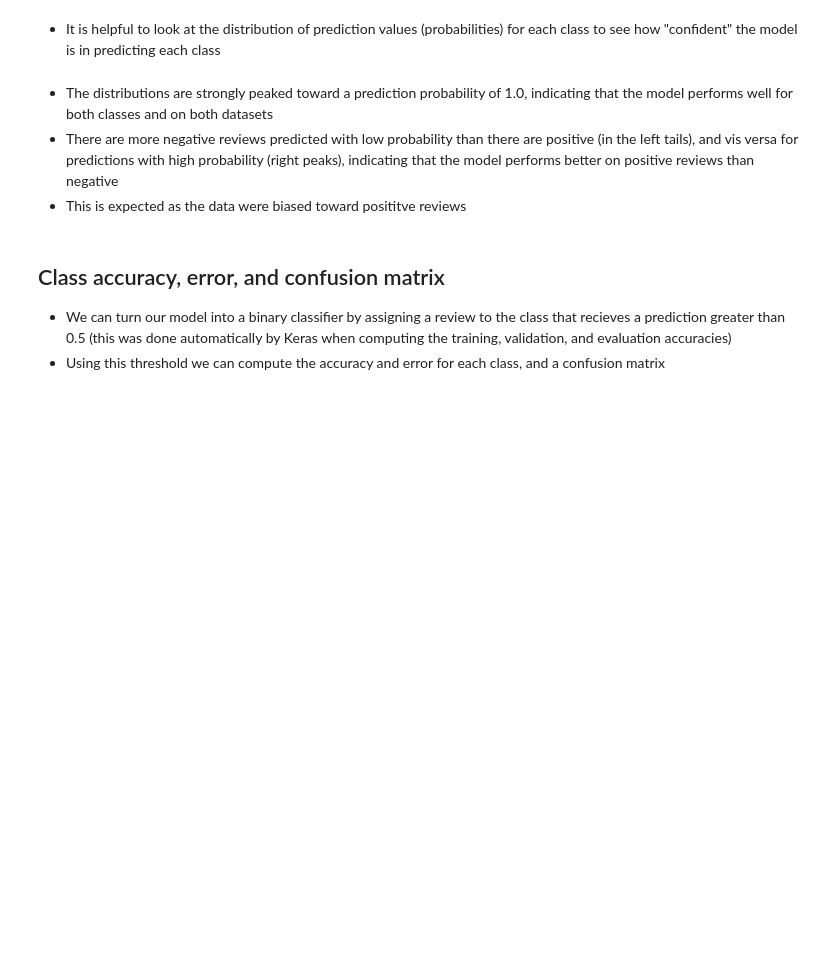
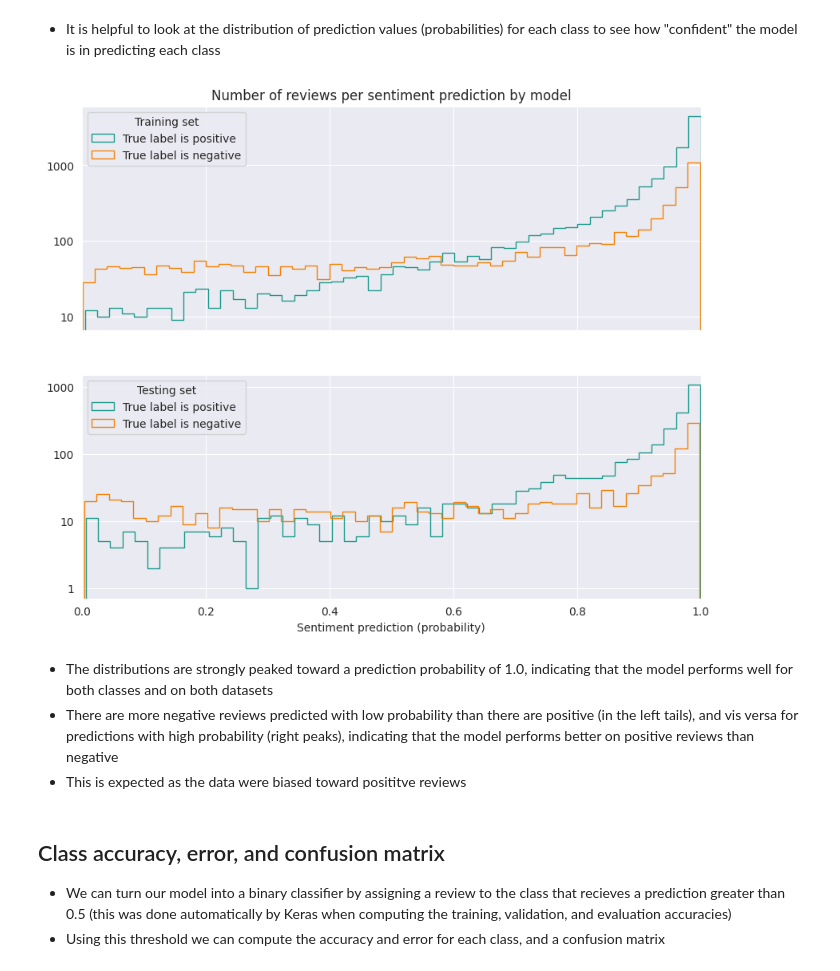
Before and after one commit to varshithr/sentiment-analysis_yelp-reviews, a Jupyter notebook: notebooks/04_lstm-model-training-evaluation.ipynb, the cells around one changed output. Saved outputs shown, nothing was run; the diff lists cells and outputs as text; code cells hidden in the pictures; blank space fills up the shorter version.

```diff
--- a/notebooks/04_lstm-model-training-evaluation.ipynb
+++ b/notebooks/04_lstm-model-training-evaluation.ipynb
@@ -320,7 +391,7 @@ ___
 - Load the model state (weights and biases) saved after 3 training epochs back into the model
 # %%
 # Load the saved model weights and biases
-best_model_filepath = '/kaggle/working/model_checkpoint_epoch03.keras'
+best_model_filepath = '/kaggle/working/models/model_checkpoint_epoch03.keras'
 model.load_weights(best_model_filepath)
 
 # Evaluate the model with the testing dataset
@@ -363,60 +470,38 @@ df_test.head()
 # %%
 # Plot the distribution of predictions (probabilities) for positive and negative sentiment data
 
 # Create subplots with 2 rows
-fig, ax = plt.subplots(nrows=2, sharex=True, figsize=(10,6))
+fig, ax = plt.subplots(nrows=2, sharex=True, figsize=(10,8))
 
 # Plot the data as step histograms with 50 bins, a log-scale y-axis, and specify data labels for legend
 # Training data
-ax[0].hist(df_train.loc[df_train['label'] == 'positive']['pos_pred'], bins=50, log=True, histtype=u'step', label='Positive reviews') # positive data
-ax[0].hist(df_train.loc[df_train['label'] == 'negative']['neg_pred'], bins=50, log=True, histtype=u'step', color='#DC0000', label='Negative reviews') # negative data
+df_train.loc[df_train['label'] == 'positive']['pos_pred'].plot(kind='hist', histtype=u'step', bins=50, log=True, color=my_palette[2], label='True label is positive', ax=ax[0]) # positive data
+df_train.loc[df_train['label'] == 'negative']['neg_pred'].plot(kind='hist', histtype=u'step', bins=50, log=True, color=my_palette[3], label='True label is negative', ax=ax[0]) # negative data
 
 # Testing data
-ax[1].hist(df_test.loc[df_test['label'] == 'positive']['pos_pred'], bins=50, log=True,  histtype=u'step', label='Positive reviews') # positive data
-ax[1].hist(df_test.loc[df_test['label'] == 'negative']['neg_pred'], bins=50, log=True, histtype=u'step', color='#DC0000', label='Negative reviews') # negative data
+df_test.loc[df_test['label'] == 'positive']['pos_pred'].plot(kind='hist', bins=50, histtype=u'step', log=True, color=my_palette[2], label='True label is positive', ax=ax[1]) # positive data
+df_test.loc[df_test['label'] == 'negative']['neg_pred'].plot(kind='hist', bins=50, histtype=u'step', log=True, color=my_palette[3], label='True label is negative', ax=ax[1]) # negative data
 
-# Format the plots here
+# Set plot title
+ax[0].set_title('Number of reviews per sentiment prediction by model')
 
-# Set plot title text and location
-ax[0].set_title('LSTM model (3 epochs)', loc='right')
-
-# Set x- and y-axis label text and locations
-ax[1].set_xlabel('Sentiment prediction (probability)', labelpad=10, fontsize=14, loc='right')
-ax[0].set_ylabel('Frequency', labelpad=10, fontsize=14, loc='top')
-ax[1].set_ylabel('Frequency', labelpad=10, fontsize=14, loc='top')
-
-# Add minor ticks
-ax[0].minorticks_on()
-ax[1].minorticks_on()
-
-# Set the length of x- and y-axis major and minor ticks, position the ticks inside the plot, and add ticks to the top and right side of the plot
-ax[0].tick_params(axis="x", which='major', direction='in', length=8, right=True, top=True)
-ax[0].tick_params(axis="x", which='minor', direction='in', length=4, right=True, top=True)
-ax[0].tick_params(axis="y", which='major', direction='in', length=8, right=True, top=True)
-ax[0].tick_params(axis="y", which='minor', direction='in', length=4, right=True, top=True)
-ax[1].tick_params(axis="x", which='major', direction='in', length=8, right=True, top=True)
-ax[1].tick_params(axis="x", which='minor', direction='in', length=4, right=True, top=True)
-ax[1].tick_params(axis="y", which='major', direction='in', length=8, right=True, top=True)
-ax[1].tick_params(axis="y", which='minor', direction='in', length=4, right=True, top=True)
-
-# Set which x- and y-axis values to display (and major ticks, correspondingly)
-#ax.locator_params(axis='y', nbins=6)
-ax[0].set_xticks(np.linspace(0, 1, 11))
-ax[1].set_xticks(np.linspace(0, 1, 11))
-
-# Set x-axis range to display
+# Clean up x- and y-axes
+ax[1].set_xlabel('Sentiment prediction (probability)')
+ax[0].set_ylabel(None)
+ax[1].set_ylabel(None)
 ax[0].set_xlim(0, 1)
 ax[1].set_xlim(0, 1)
+ax[0].yaxis.set_major_formatter(ScalarFormatter())
+ax[1].yaxis.set_major_formatter(ScalarFormatter())
 
-# Add grid lines
-ax[0].grid(which='major', axis='x', color='black', linestyle='dotted', alpha=1.0, zorder=0)
-ax[0].grid(which='major', axis='y', color='black', linestyle='dotted', alpha=1.0, zorder=0)
-ax[1].grid(which='major', axis='x', color='black', linestyle='dotted', alpha=1.0, zorder=0)
-ax[1].grid(which='major', axis='y', color='black', linestyle='dotted', alpha=1.0, zorder=0)
+# Add legends
+ax[0].legend(title='Training set')
+ax[1].legend(title='Testing set')
 
-# Add a legend
-ax[0].legend(title='Training data', fancybox=False, framealpha=1.0, edgecolor='black')
-ax[1].legend(title='Testing data', fancybox=False, framealpha=1.0, edgecolor='black');
+# Save the figure
+plt.savefig(os.path.join(FIGURE_PATH,'sentiment-predictions.pdf'), bbox_inches='tight');
+# %% [output]
+[figure, added]
 # %% [markdown]
 - The distributions are strongly peaked toward a prediction probability of 1.0, indicating that the model performs well for both classes and on both datasets
 - There are more negative reviews predicted with low probability than there are positive (in the left tails), and vis versa for predictions with high probability (right peaks), indicating that the model performs better on positive reviews than negative
```
Also changed, not shown: parts of 25 cells of this notebook.
